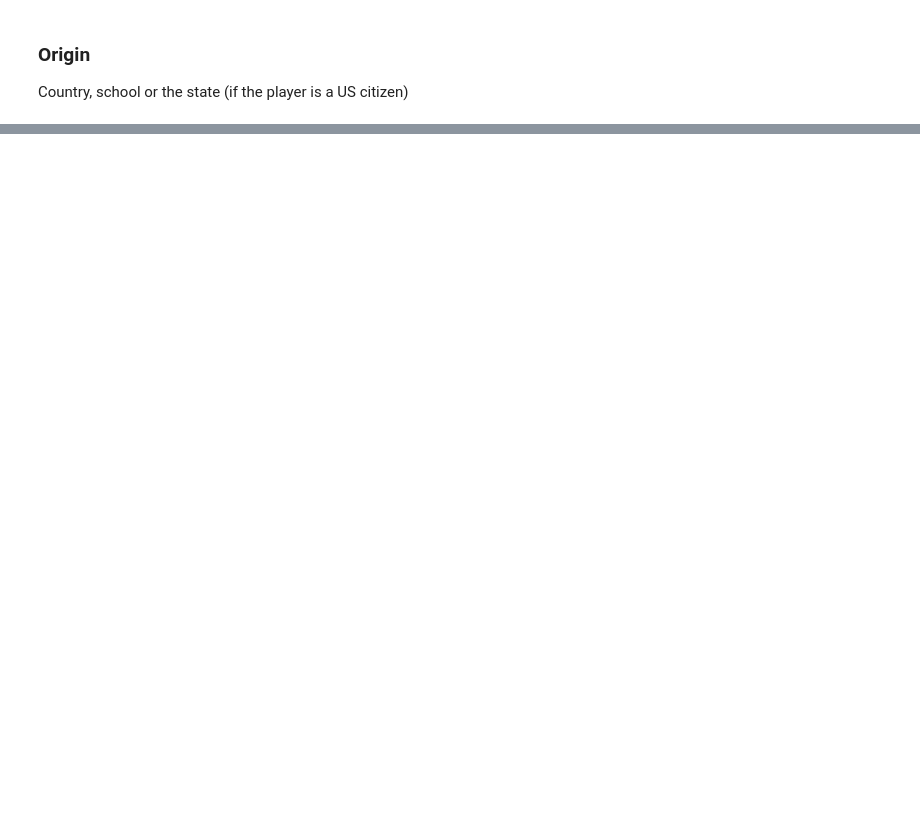
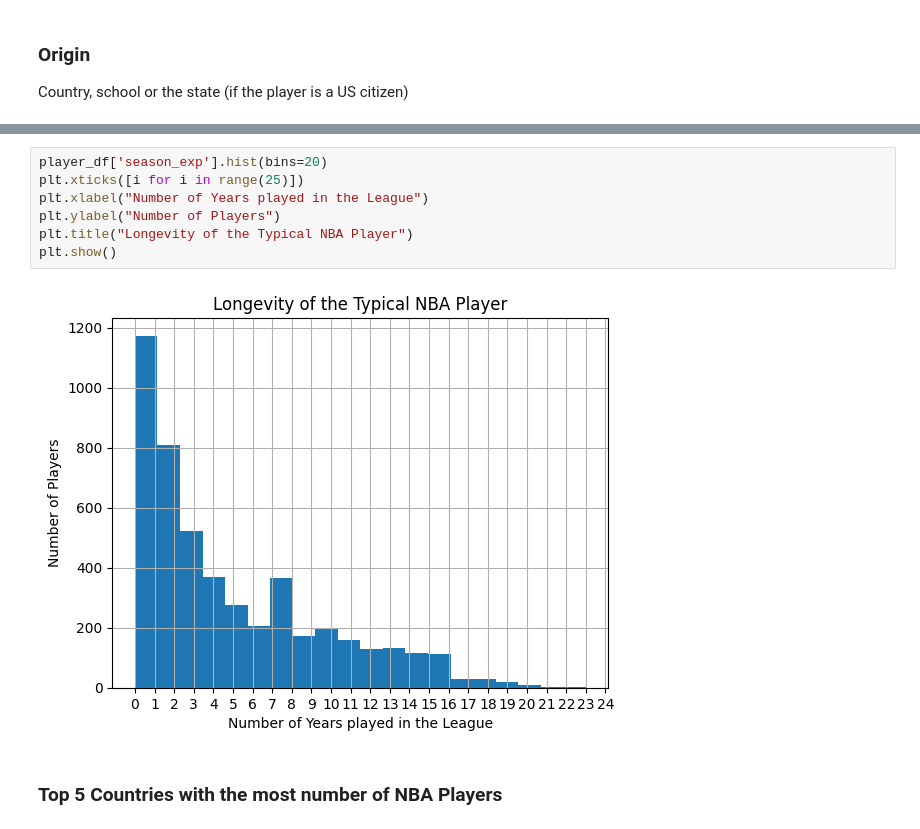
Before and after one commit to com-480-data-visualization/project-2023-dunkdata, a Jupyter notebook: explore.ipynb, the cells around one changed output, grey strips where cells are left out. Drawn from its saved outputs; the diff is of its cells as text; blank space fills up the shorter version.

```diff
--- a/explore.ipynb
+++ b/explore.ipynb
@@ -32,0 +53,11 @@ len(player_df.index)
+# %%
+player_df['season_exp'].hist(bins=20)
+plt.xticks([i for i in range(25)])
+plt.xlabel("Number of Years played in the League")
+plt.ylabel("Number of Players")
+plt.title("Longevity of the Typical NBA Player")
+plt.show()
+# %% [output]
+[figure, added]
+# %% [markdown]
+### Top 5 Countries with the most number of NBA Players
```
Also changed, not shown: parts of 16 cells of this notebook.
